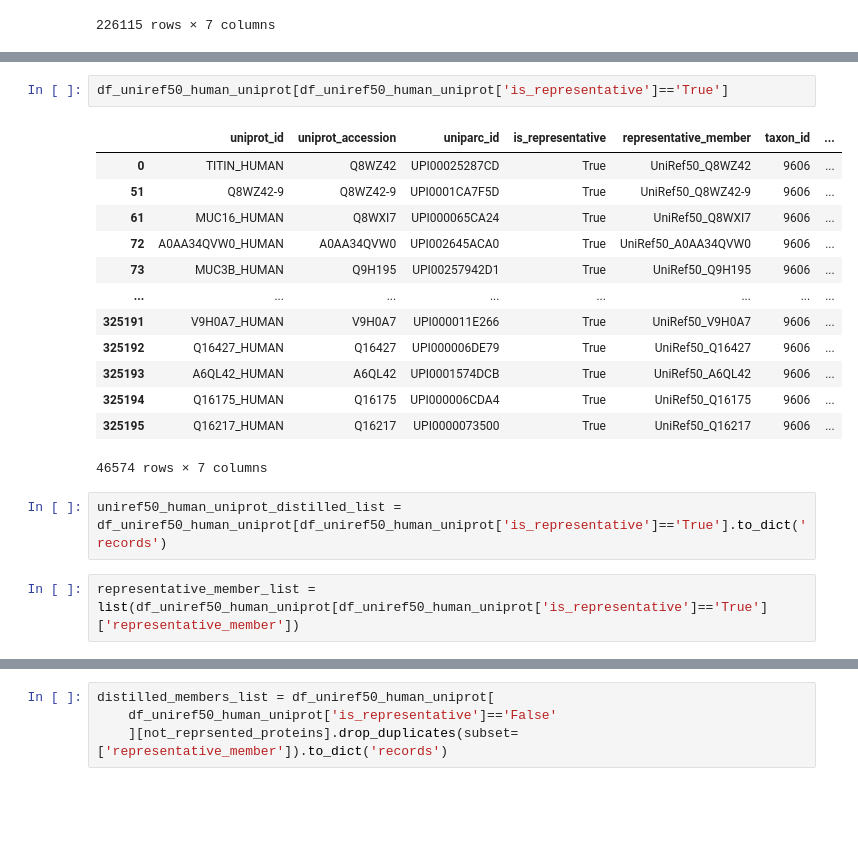
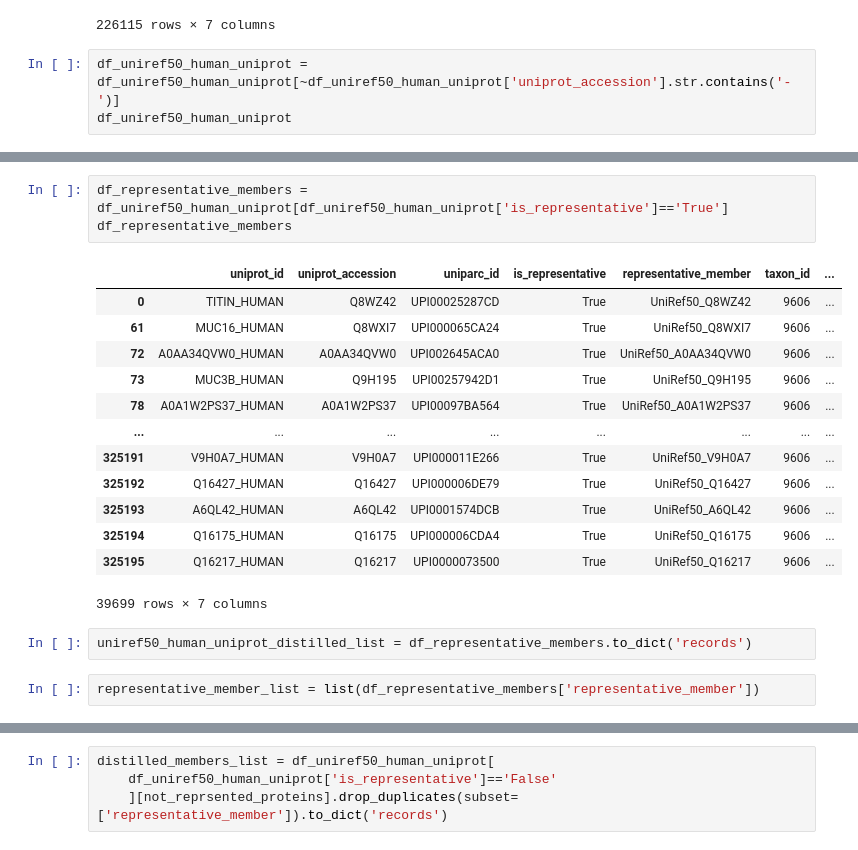
Before and after one commit to boun-tabi-lifelu/evolutionary-subword-tokenization, a Jupyter notebook: Prog/human_db_arrangment.ipynb, the cells around one changed output, grey strips where cells are left out. Drawn from its saved outputs; the diff is of its cells as text; blank space fills up the shorter version.

```diff
--- a/Prog/human_db_arrangment.ipynb
+++ b/Prog/human_db_arrangment.ipynb
@@ -415,3 +417,6 @@ df_uniref50_human_uniprot
 | 325194 | Q16175_HUMAN | Q16175 | UPI000006CDA4 | True | UniRef50_Q16175 | 9606 | ... |
 | 325195 | Q16217_HUMAN | Q16217 | UPI0000073500 | True | UniRef50_Q16217 | 9606 | ... |
 226115 rows × 7 columns
+# %%
+df_uniref50_human_uniprot = df_uniref50_human_uniprot[~df_uniref50_human_uniprot['uniprot_accession'].str.contains('-')]
+df_uniref50_human_uniprot
@@ -418,23 +437,24 @@ df_uniref50_human_uniprot
 # %%
-df_uniref50_human_uniprot[df_uniref50_human_uniprot['is_representative']=='True']
+df_representative_members = df_uniref50_human_uniprot[df_uniref50_human_uniprot['is_representative']=='True']
+df_representative_members
 # %% [output]
 |  | uniprot_id | uniprot_accession | uniparc_id | is_representative | representative_member | taxon_id | ... |
 | 0 | TITIN_HUMAN | Q8WZ42 | UPI00025287CD | True | UniRef50_Q8WZ42 | 9606 | ... |
-| 51 | Q8WZ42-9 | Q8WZ42-9 | UPI0001CA7F5D | True | UniRef50_Q8WZ42-9 | 9606 | ... |
 | 61 | MUC16_HUMAN | Q8WXI7 | UPI000065CA24 | True | UniRef50_Q8WXI7 | 9606 | ... |
 | 72 | A0AA34QVW0_HUMAN | A0AA34QVW0 | UPI002645ACA0 | True | UniRef50_A0AA34QVW0 | 9606 | ... |
 | 73 | MUC3B_HUMAN | Q9H195 | UPI00257942D1 | True | UniRef50_Q9H195 | 9606 | ... |
+| 78 | A0A1W2PS37_HUMAN | A0A1W2PS37 | UPI00097BA564 | True | UniRef50_A0A1W2PS37 | 9606 | ... |
 | ... | ... | ... | ... | ... | ... | ... | ... |
 | 325191 | V9H0A7_HUMAN | V9H0A7 | UPI000011E266 | True | UniRef50_V9H0A7 | 9606 | ... |
 | 325192 | Q16427_HUMAN | Q16427 | UPI000006DE79 | True | UniRef50_Q16427 | 9606 | ... |
 | 325193 | A6QL42_HUMAN | A6QL42 | UPI0001574DCB | True | UniRef50_A6QL42 | 9606 | ... |
 | 325194 | Q16175_HUMAN | Q16175 | UPI000006CDA4 | True | UniRef50_Q16175 | 9606 | ... |
 | 325195 | Q16217_HUMAN | Q16217 | UPI0000073500 | True | UniRef50_Q16217 | 9606 | ... |
-46574 rows × 7 columns
+39699 rows × 7 columns
 # %%
-uniref50_human_uniprot_distilled_list = df_uniref50_human_uniprot[df_uniref50_human_uniprot['is_representative']=='True'].to_dict('records')
+uniref50_human_uniprot_distilled_list = df_representative_members.to_dict('records')
 # %%
-representative_member_list = list(df_uniref50_human_uniprot[df_uniref50_human_uniprot['is_representative']=='True']['representative_member'])
+representative_member_list = list(df_representative_members['representative_member'])
 # %%
 not_reprsented_proteins = df_uniref50_human_uniprot[df_uniref50_human_uniprot['is_representative']=='False']['representative_member'].apply(
     lambda x: x not in representative_member_list)
```
Also changed, not shown: parts of 20 cells of this notebook.
